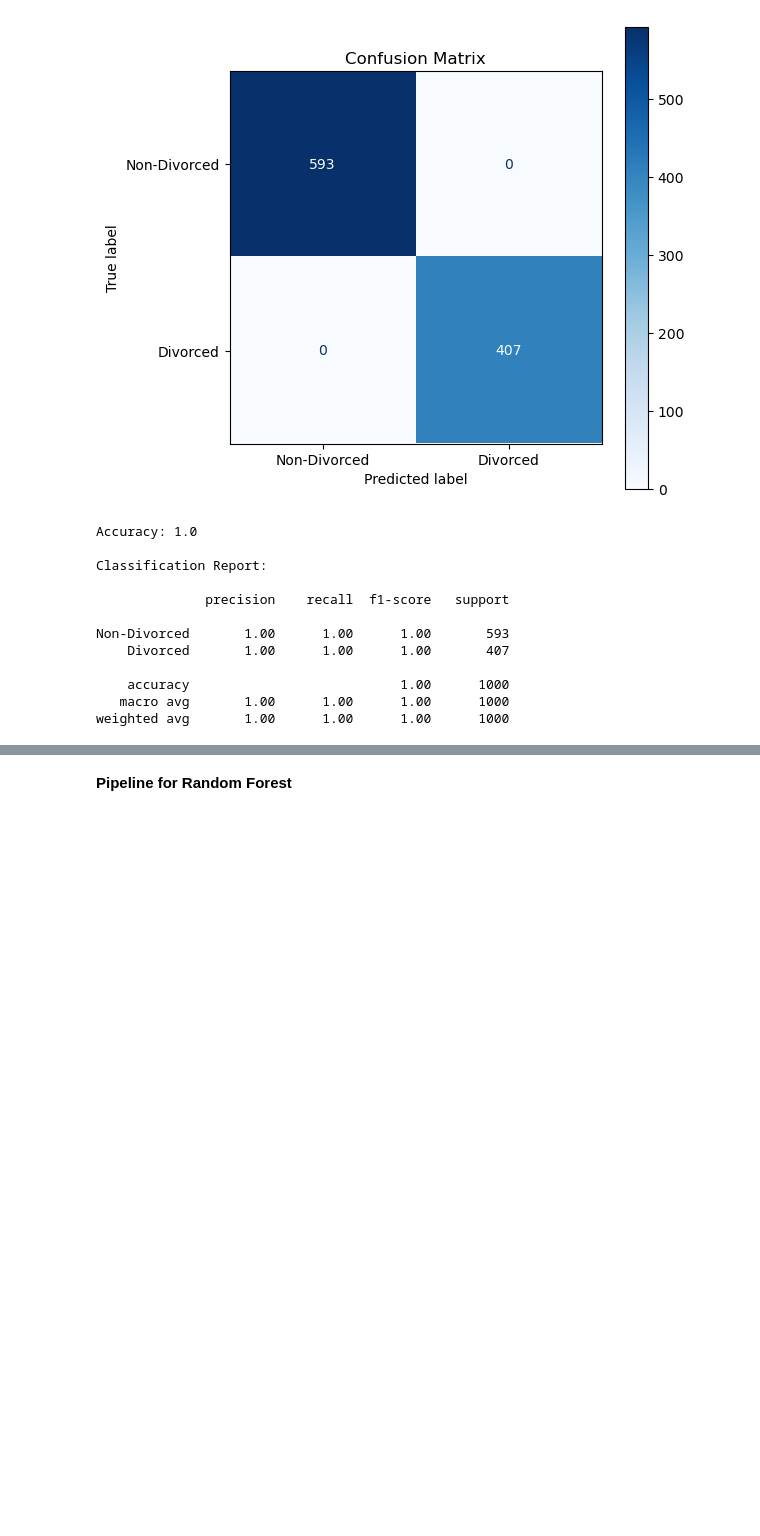
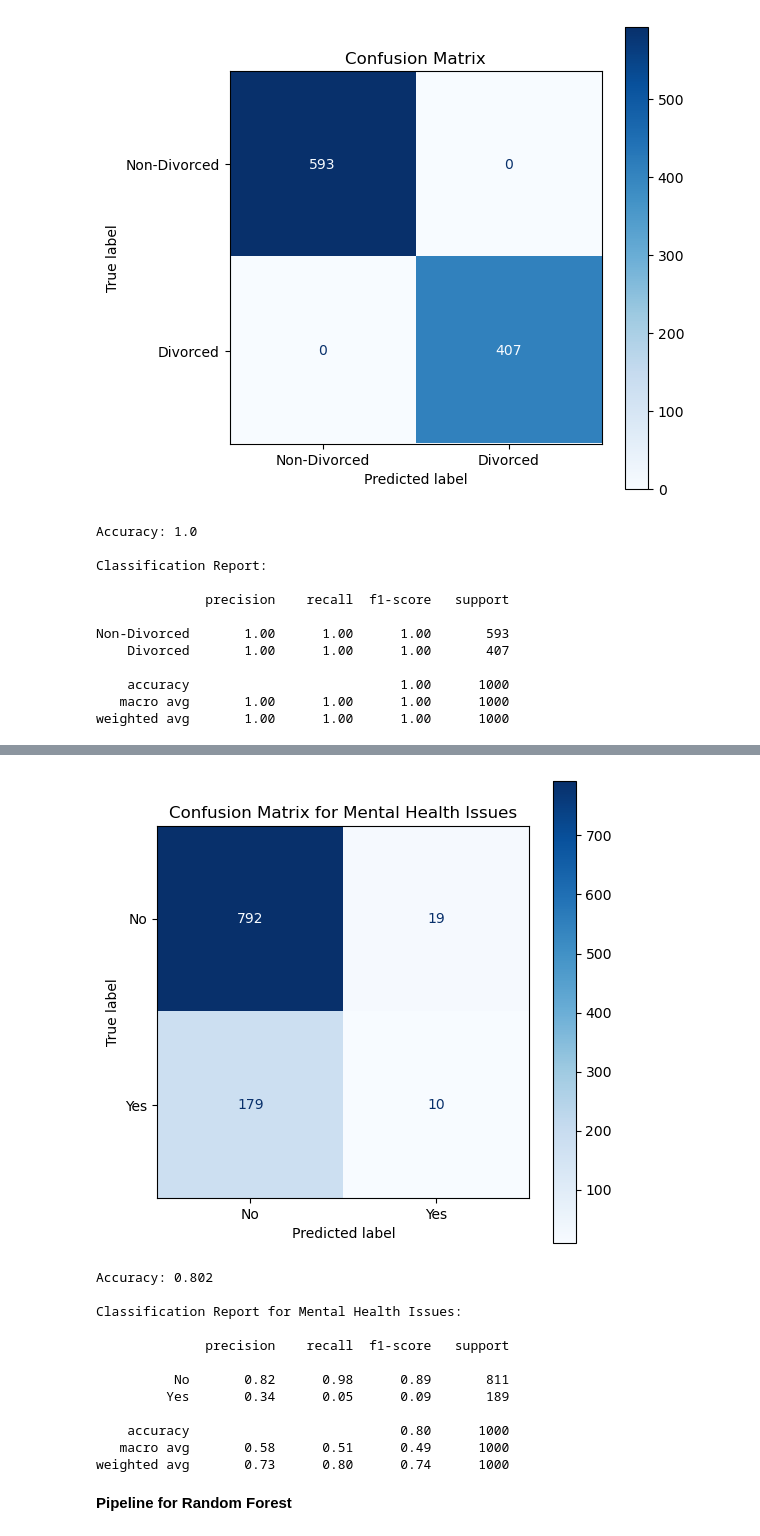
Before and after one commit to Kabir26-star/CAS-ADS-Module-3, a Jupyter notebook: Divorce_Study_Module_3 V1.ipynb, the cells around one changed output, grey strips where cells are left out. Drawn from its saved outputs; the diff is of its cells as text; code cells hidden in the pictures; blank space fills up the shorter version.

```diff
--- a/Divorce_Study_Module_3 V1.ipynb
+++ b/Divorce_Study_Module_3 V1.ipynb
@@ -755,0 +766,20 @@ weighted avg       1.00      1.00      1.00      1000
+# %%
+# Preprocessing pipeline
+preprocessor = ColumnTransformer(
+    transformers=[
+        ('cat', OneHotEncoder(drop='first', handle_unknown='ignore'), categorical_cols)
+    ],
+    remainder='passthrough'  # keep numeric columns as-is
+)
+# %%
+random_pipeline = Pipeline([
+    ('preprocessor', preprocessor),
+    ('classifier', RandomForestClassifier(
+        n_estimators=1000,
+        random_state=42,
+        class_weight='balanced',  # handle class imbalance
+        n_jobs=-1
+    ))
+])
+# %%
+random_pipeline.fit(X_train, Y_train)
@@ -756,3 +800,34 @@ weighted avg       1.00      1.00      1.00      1000
+# %%
+labels = np.unique(np.concatenate([y_test, predict]))
+display_map = {0: 'No', 1: 'Yes'}
+display_labels = [display_map.get(l, str(l)) for l in labels]
+
+cm = confusion_matrix(y_test, predict, labels=labels)
+disp = ConfusionMatrixDisplay(confusion_matrix=cm, display_labels=display_labels)
+
+fig, ax = plt.subplots(figsize=(6,6))
+disp.plot(ax=ax, cmap='Blues', values_format='d')
+plt.title('Confusion Matrix for Mental Health Issues')
+plt.show()
+
+# Metrics
+print('Accuracy:', accuracy_score(y_test, predict))
+print('\nClassification Report for Mental Health Issues:\n')
+print(classification_report(y_test, predict, labels=labels, target_names=display_labels))
+# %% [output]
+[figure, added]
+Accuracy: 0.802
+
+Classification Report for Mental Health Issues:
+
+              precision    recall  f1-score   support
+
+          No       0.82      0.98      0.89       811
+         Yes       0.34      0.05      0.09       189
+
+    accuracy                           0.80      1000
+   macro avg       0.58      0.51      0.49      1000
+weighted avg       0.73      0.80      0.74      1000
 # %% [markdown]
 **Pipeline for Random Forest**
 # %%
```
Also changed, not shown: parts of 11 cells of this notebook.
